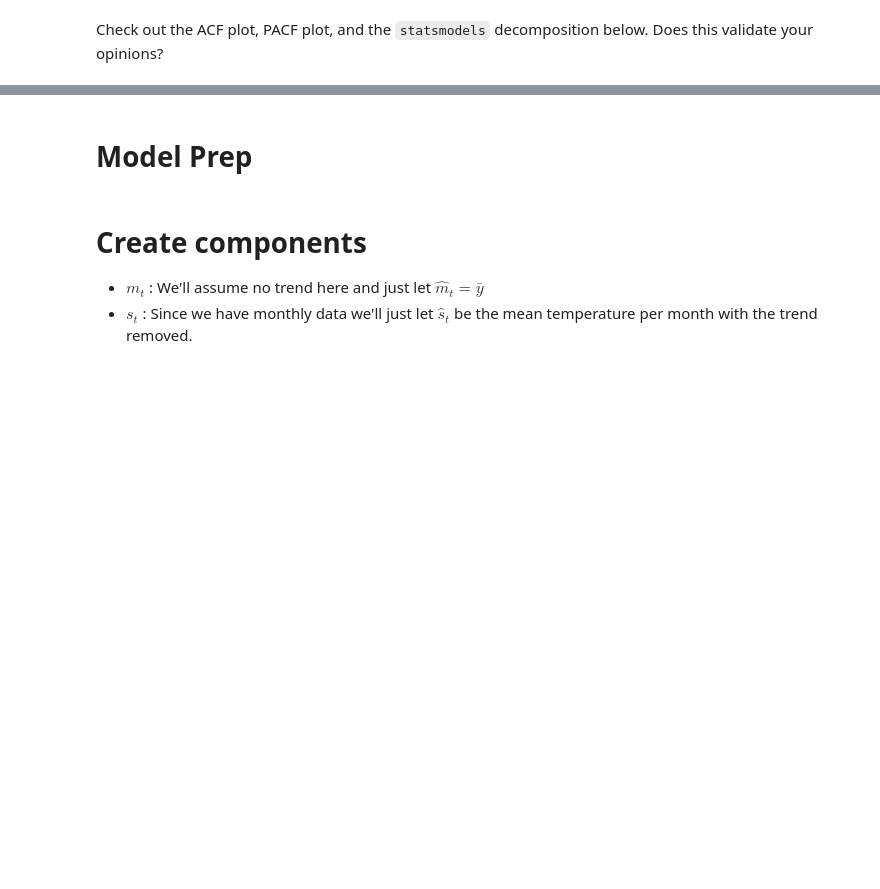
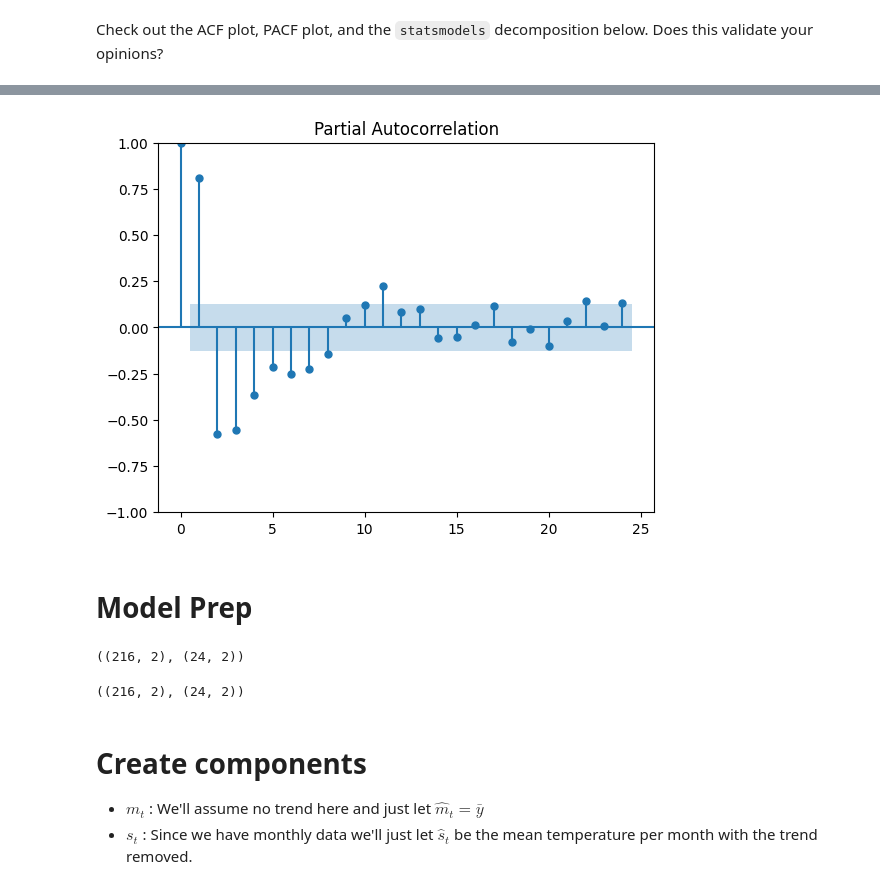
Before and after one commit to Ch3ddarr/DSB-Unit-03, a Jupyter notebook: 17 - Time Series II - Modeling/ts-ii-modeling-starter.ipynb, the cells around one changed output, grey strips where cells are left out. Saved outputs shown, nothing was run; the diff lists cells and outputs as text; code cells hidden in the pictures; blank space fills up the shorter version.

```diff
--- a/17 - Time Series II - Modeling/ts-ii-modeling-starter.ipynb
+++ b/17 - Time Series II - Modeling/ts-ii-modeling-starter.ipynb
@@ -44,4 +80,7 @@ Check out the ACF plot, PACF plot, and the `statsmodels` decomposition below. Do
 # %%
 # PACF
+plot_pacf(nottem);
+# %% [output]
+[figure, added]
 # %% [markdown]
 # Model Prep
@@ -48,2 +91,6 @@ Check out the ACF plot, PACF plot, and the `statsmodels` decomposition below. Do
+# %%
+y_train.shape, y_test.shape
+# %% [output]
+((216, 2), (24, 2))
 # %%
 # Do a train-test split holding out only 10% of our data unshuffled (why?)
@@ -50,3 +99,7 @@ Check out the ACF plot, PACF plot, and the `statsmodels` decomposition below. Do
+# %%
+train.shape, test.shape
+# %% [output]
+((216, 2), (24, 2))
 # %% [markdown]
 # Create components
 - $m_t$ : We'll assume no trend here and just let $\hat m_t = \bar y$
```
Also changed, not shown: parts of 39 cells of this notebook.
